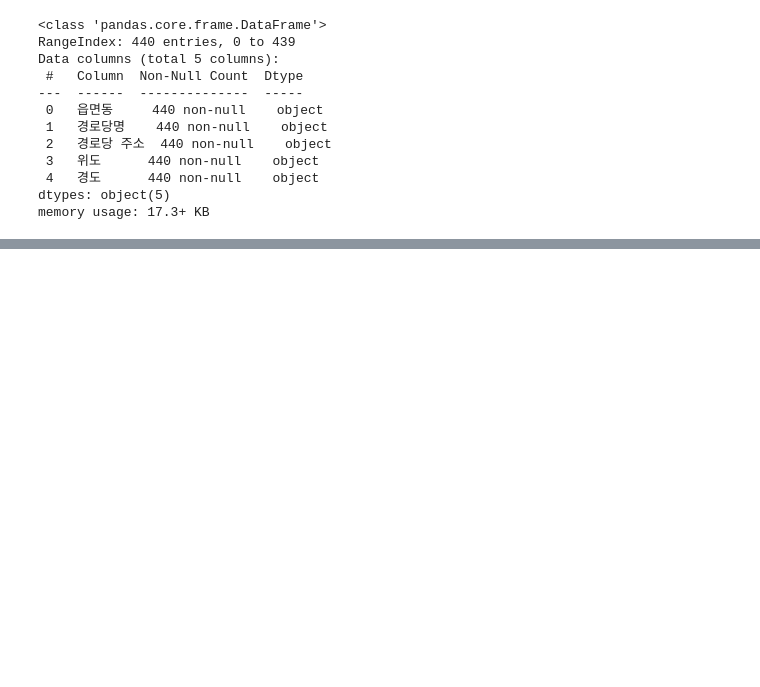
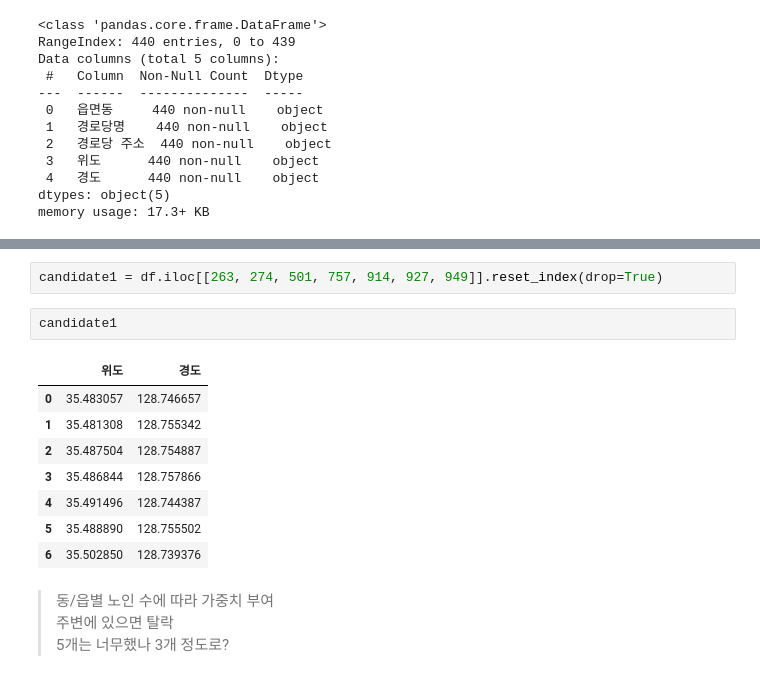
Before and after one commit to Jwainlee/Dwita, a Jupyter notebook: project3_1.ipynb, the cells around one changed output, grey strips where cells are left out. Cells and saved outputs as stored; diff of their text form; blank space fills up the shorter version.

```diff
--- a/project3_1.ipynb
+++ b/project3_1.ipynb
@@ -985,0 +1051,17 @@ m.save('optimal_location_map.html')
+# %%
+candidate1 = df.iloc[[263, 274, 501, 757, 914, 927, 949]].reset_index(drop=True)
+# %%
+candidate1
+# %% [output]
+|  | 위도 | 경도 |
+| 0 | 35.483057 | 128.746657 |
+| 1 | 35.481308 | 128.755342 |
+| 2 | 35.487504 | 128.754887 |
+| 3 | 35.486844 | 128.757866 |
+| 4 | 35.491496 | 128.744387 |
+| 5 | 35.488890 | 128.755502 |
+| 6 | 35.502850 | 128.739376 |
+# %% [markdown]
+>동/읍별 노인 수에 따라 가중치 부여
+주변에 있으면 탈락
+5개는 너무했나 3개 정도로?
```
Also changed, not shown: parts of 11 cells of this notebook.
